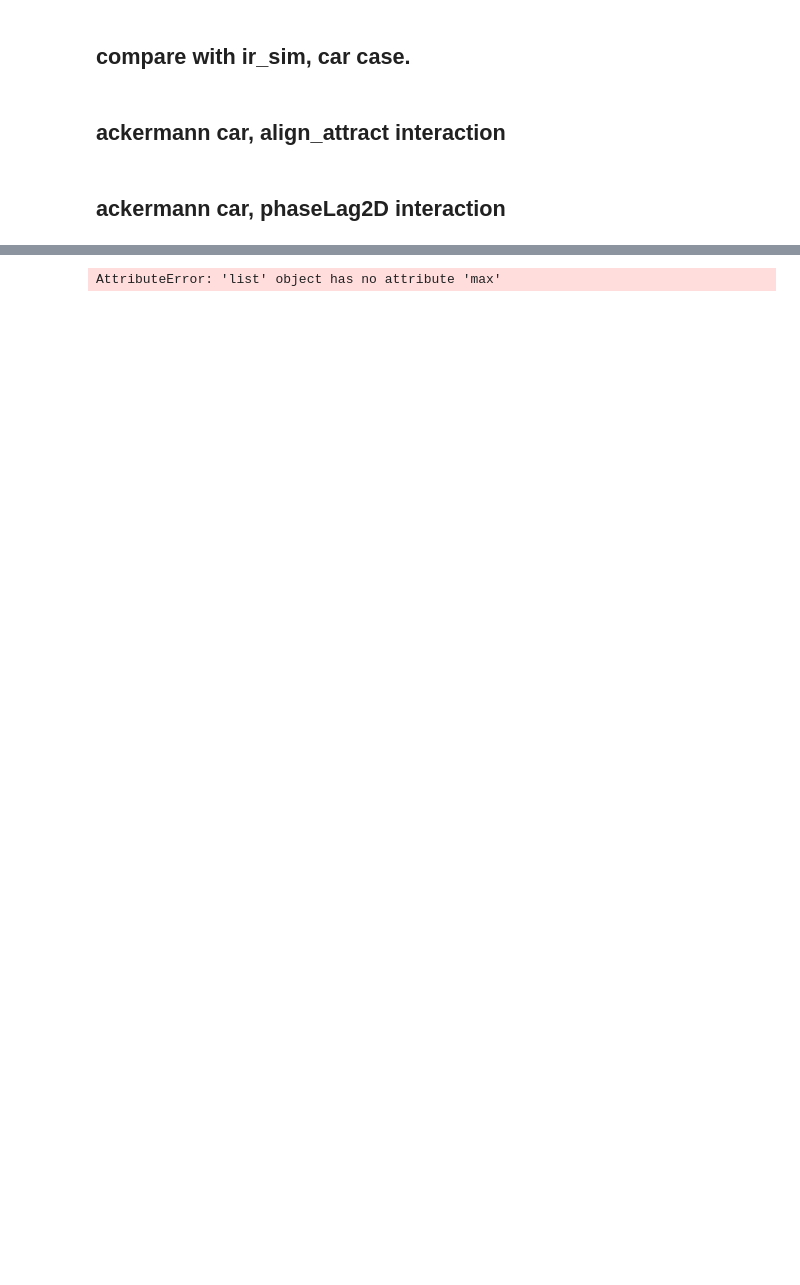
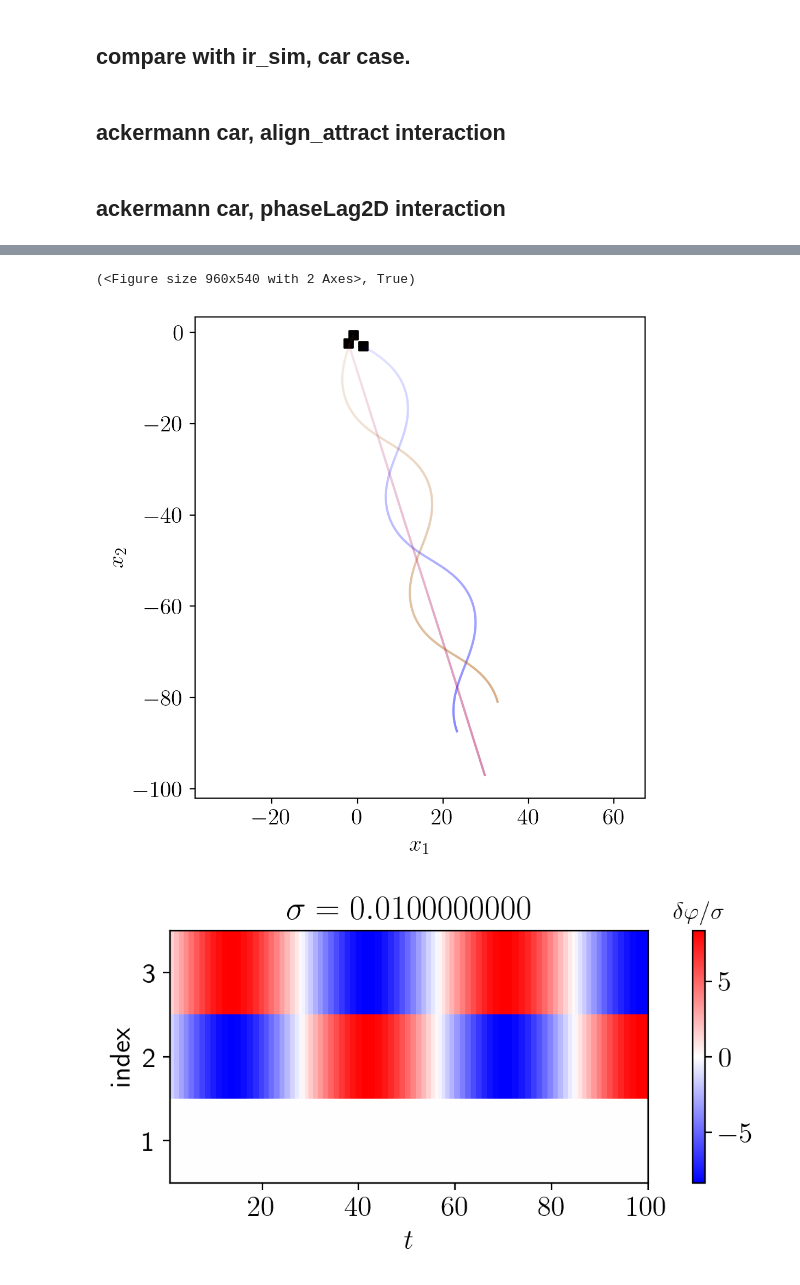
Before and after one commit to pcmagic/ActiveMatter, a Jupyter notebook: collectiveFish/try_ackermann.ipynb, the cells around one changed output, grey strips where cells are left out. Saved outputs shown, nothing was run; the diff lists cells and outputs as text; code cells hidden in the pictures; blank space fills up the shorter version.

```diff
--- a/collectiveFish/try_ackermann.ipynb
+++ b/collectiveFish/try_ackermann.ipynb
@@ -510,33 +485,35 @@ prb1 = doPrb1.ini_calculate( )
 prb1.update_self_prepare(t0=problem_kwargs['ini_t'], t1=problem_kwargs['max_t'],
                          eval_dt=eval_dt, )
 for t1 in np.linspace(problem_kwargs['ini_t'], problem_kwargs['max_t'], 10)[1:]:
     prb1.update_self_onestep(t1)
-# prb1.update_self_finish()
+prb1.update_self_finish()
 
 # print(prb1.t_hist.shape)
 
 ################################################################################3
 
 # %matplotlib notebook
 %matplotlib inline
 
 figsize = np.array((16, 9)) * 0.3
 dpi = 200 if 'inline' in matplotlib.get_backend() else 100
-plt_tmin = np.vstack(prb1.t_hist.max()) - 1000
+plt_tmin = prb1.t_hist.max() - 1000
 markevery = 0.1
 #
 resampling_fct, interp1d_kind = None, 'linear'
 sps.show_fig_fun(prb1, sps.core_trajectory2D, figsize=None, dpi=dpi,
                  plt_tmin=plt_tmin, resampling_fct=resampling_fct)
 #
 resampling_fct, interp1d_kind = 1, 'linear'
 sps.show_fig_fun(prb1, sps.core_avrPhaseVelocity, figsize=figsize, dpi=dpi,
                  plt_tmin=plt_tmin, resampling_fct=resampling_fct, npabs=False,
                  tavr=None, vmin=None, vmax=None)
 
 cmap = plt.get_cmap('twilight_shifted')
 sps.show_fig_fun(prb1, sps.core_avrPhase, figsize=figsize, dpi=dpi,
                  plt_tmin=plt_tmin, resampling_fct=resampling_fct, cmap=cmap,
                  tavr=None, sort_type='normal')
 # %% [output]
-AttributeError: 'list' object has no attribute 'max'
+(<Figure size 960x540 with 2 Axes>, True)
+[figure, added]
+[figure, added]
```
Also changed, not shown: parts of 4 cells of this notebook, 8 other files.
